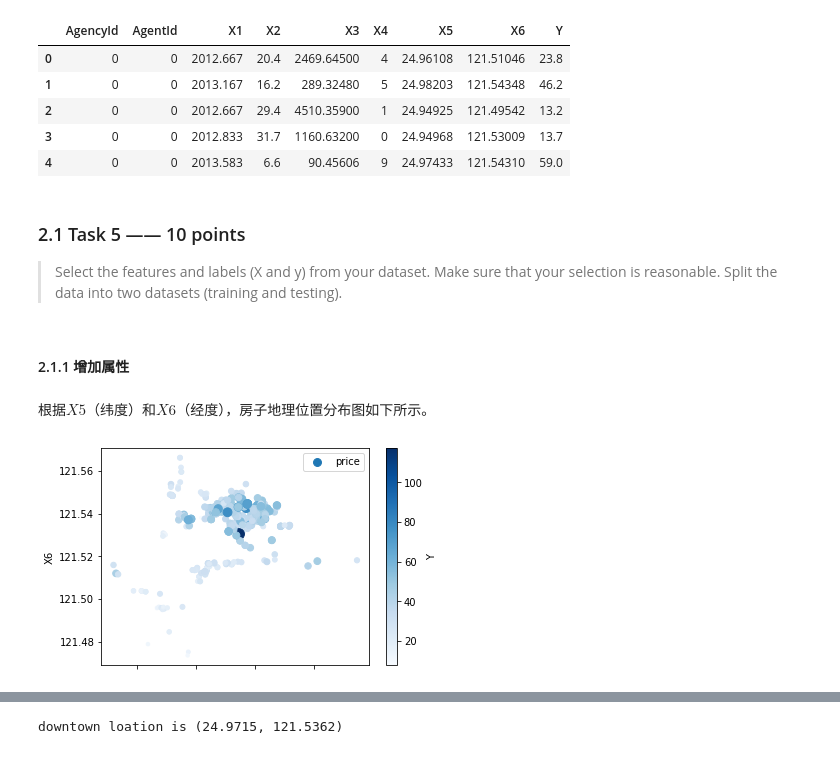
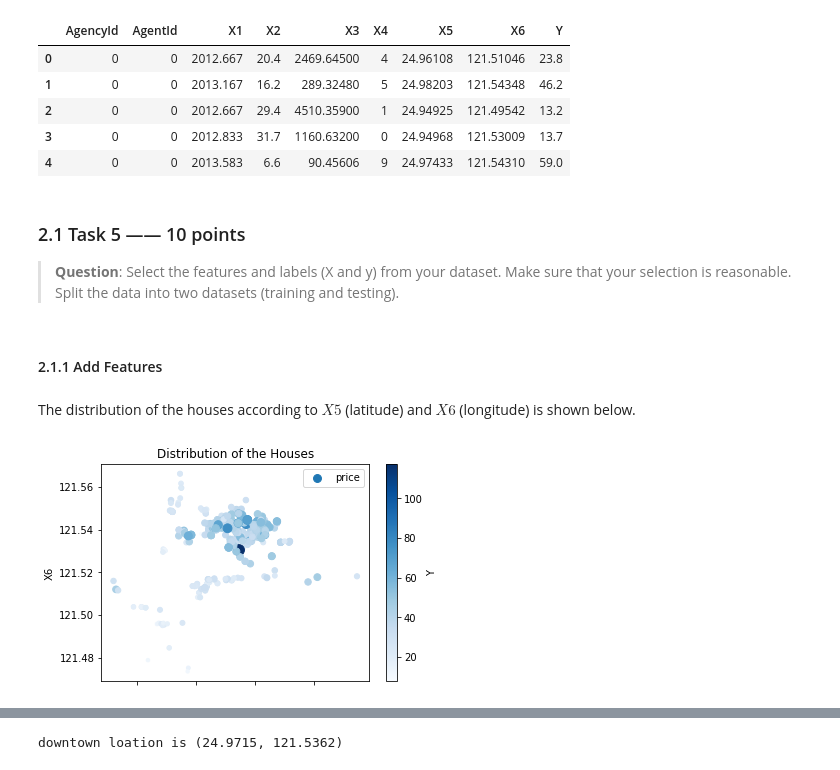
Before and after one commit to For-Chance/CourseOfConstructionInformation, a Jupyter notebook: FinalTask/solution.ipynb, the cells around one changed output, grey strips where cells are left out. Drawn from its saved outputs; the diff is of its cells as text; code cells hidden in the pictures.

```diff
--- a/FinalTask/solution.ipynb
+++ b/FinalTask/solution.ipynb
@@ -175,16 +186,16 @@ df.head()
 | 4 | 0 | 0 | 2013.583 | 6.6 | 90.45606 | 9 | 24.97433 | 121.54310 | 59.0 |
 # %% [markdown]
 ### 2.1 Task 5 —— 10 points
-> Select the features and labels (X and y) from your dataset. Make sure that your selection is reasonable.
+> **Question**: Select the features and labels (X and y) from your dataset. Make sure that your selection is reasonable.
 Split the data into two datasets (training and testing).
 # %% [markdown]
-#### 2.1.1 增加属性
+#### 2.1.1 Add Features
-# %% [markdown]
-根据$X5$（纬度）和$X6$（经度），房子地理位置分布图如下所示。
+# %% [markdown]
+The distribution of the houses according to $X5$ (latitude) and $X6$ (longitude) is shown below.
 # %%
 df.plot(
     kind='scatter',x='X5',y='X6',alpha=1,s=df['Y'],
     c='Y', label='price', colormap='Blues',colorbar=True)
-plt.legend();
+plt.title("Distribution of the Houses");
 # %% [output]
-[figure, old version]
+[figure, new version]
```
Also changed, not shown: parts of 66 cells of this notebook.
